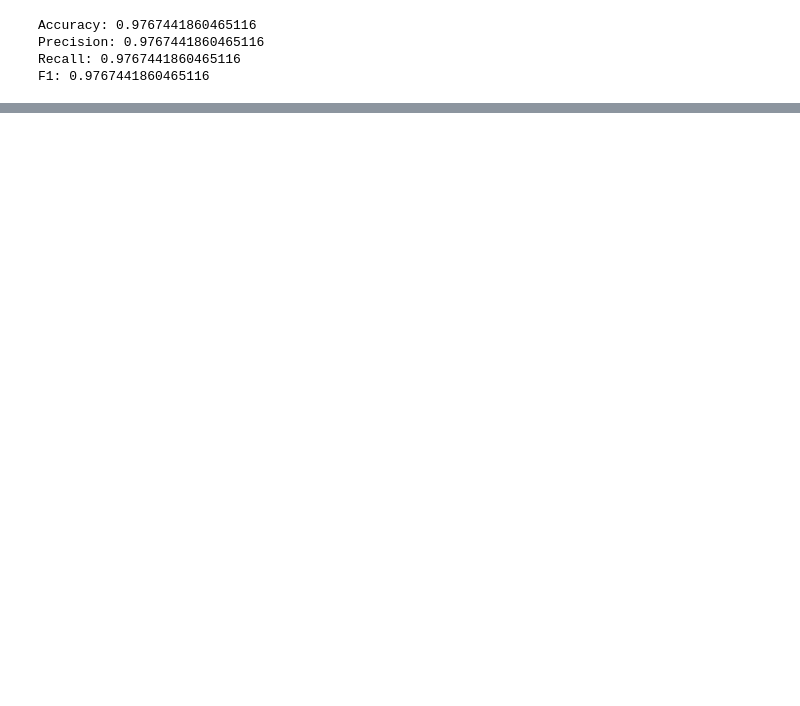
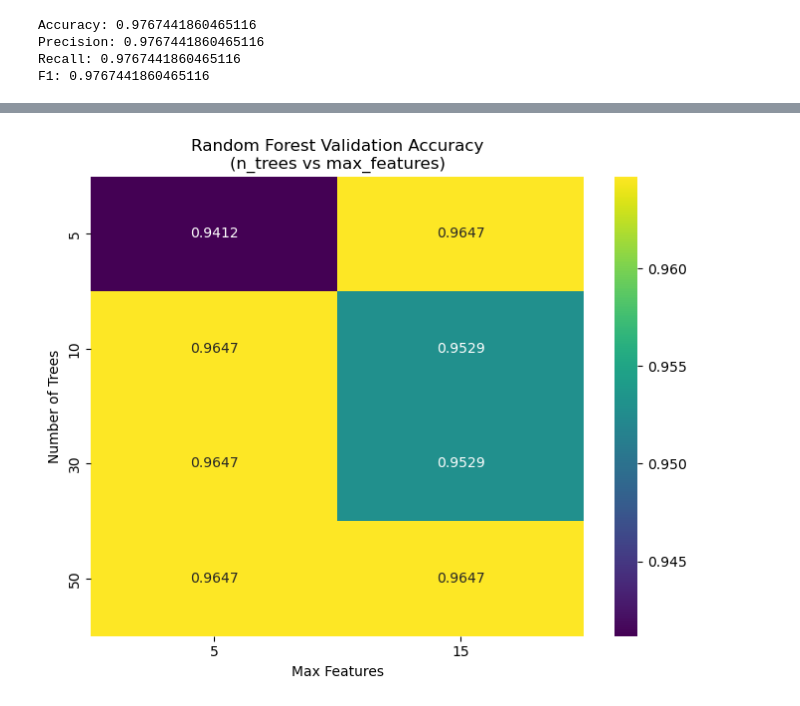
Before and after one commit to ziad540/Decision-Trees-Probabilistic-Models, a Jupyter notebook: decisionTree.ipynb, the cells around one changed output, grey strips where cells are left out. Saved outputs shown, nothing was run; the diff lists cells and outputs as text; code cells hidden in the pictures; blank space fills up the shorter version.

```diff
--- a/decisionTree.ipynb
+++ b/decisionTree.ipynb
@@ -263,0 +268,5 @@ F1: 0.9767441860465116
+# %%
+randomForest_tree=RandomForest(n_trees=5, max_depth=4, min_samples_split=2)
+randomForest_tree.fit(X_train, Y_train)
+predicitons=randomForest_tree.predict(X_val)
+print("Random Forest Validation Accuracy:", accuracy(Y_val, predicitons))
@@ -263,0 +295,75 @@ F1: 0.9767441860465116
+# %%
+
+
+rf_max_depth = best_depth
+rf_min_samples_split = 2
+
+
+n_trees_list = [5, 10, 30, 50]
+d = X_train.shape[1]
+max_features_list = [int(np.sqrt(d)), int(d/2)]
+
+best_rf_acc = -1
+best_rf_params = None
+rf_results = []
+
+print(f"Starting Random Forest Grid Search...")
+print(f"Fixed params: max_depth={rf_max_depth}, min_samples_split={rf_min_samples_split}")
+
+for n_trees in n_trees_list:
+    for max_features in max_features_list:
+
+        rf = RandomForest(n_trees=n_trees, max_depth=rf_max_depth, min_samples_split=rf_min_samples_split, n_features=max_features)
+
+        rf.fit(X_train_final, Y_train_final)
+        val_preds = rf.predict(X_val)
+        acc = accuracy(Y_val, val_preds)
+
+        rf_results.append((n_trees, max_features, acc))
+        print(f"Trees: {n_trees}, Max Features: {max_features}, Val Acc: {acc:.4f}")
+
+        if acc > best_rf_acc:
+            best_rf_acc = acc
+            best_rf_params = (n_trees, max_features)
+
+print(f"\nBest RF Validation Accuracy: {best_rf_acc:.4f}")
+print(f"Best RF Parameters: n_trees={best_rf_params[0]}, max_features={best_rf_params[1]}")
+
+
+print("\nRetraining Random Forest on Train + Validation...")
+
+best_rf = RandomForest(
+    n_trees=best_rf_params[0],
+    max_depth=rf_max_depth,
+    min_samples_split=rf_min_samples_split,
+    n_features=best_rf_params[1]
+)
+best_rf.fit(X_train_final, Y_train_final)
+
+# Evaluate on Test set
+rf_test_preds = best_rf.predict(X_test)
+rf_test_acc = accuracy(Y_test, rf_test_preds)
+
+print(f"\n--- Random Forest Test Set Performance ---")
+print(f"Accuracy: {rf_test_acc:.4f}")
+print(f"Precision: {precision_score(Y_test, rf_test_preds, average='weighted'):.4f}")
+print(f"Recall:    {recall_score(Y_test, rf_test_preds, average='weighted'):.4f}")
+print(f"F1-Score:  {f1_score(Y_test, rf_test_preds, average='weighted'):.4f}")
+
+# Comparison with Single Decision Tree
+print(f"\n--- Comparison ---")
+print(f"Single Decision Tree Test Accuracy: {accuracy_score(Y_test, y_pred_test):.4f}")
+print(f"Random Forest Test Accuracy:        {rf_test_acc:.4f}")
+
+# Plotting Random Forest Hyperparameter Tuning Results
+print("\nPlotting Hyperparameter Tuning Results...")
+results_df = pd.DataFrame(rf_results, columns=['n_trees', 'max_features', 'accuracy'])
+pivot_table = results_df.pivot(index='n_trees', columns='max_features', values='accuracy')
+
+plt.figure(figsize=(8, 6))
+sns.heatmap(pivot_table, annot=True, fmt=".4f", cmap='viridis')
+plt.title('Random Forest Validation Accuracy\n(n_trees vs max_features)')
+plt.xlabel('Max Features')
+plt.ylabel('Number of Trees')
+plt.show()
+# %% [output]
@@ -263,0 +387 @@ F1: 0.9767441860465116
+[figure, added]
```
Also changed, not shown: parts of 6 cells of this notebook, 2 other files.
